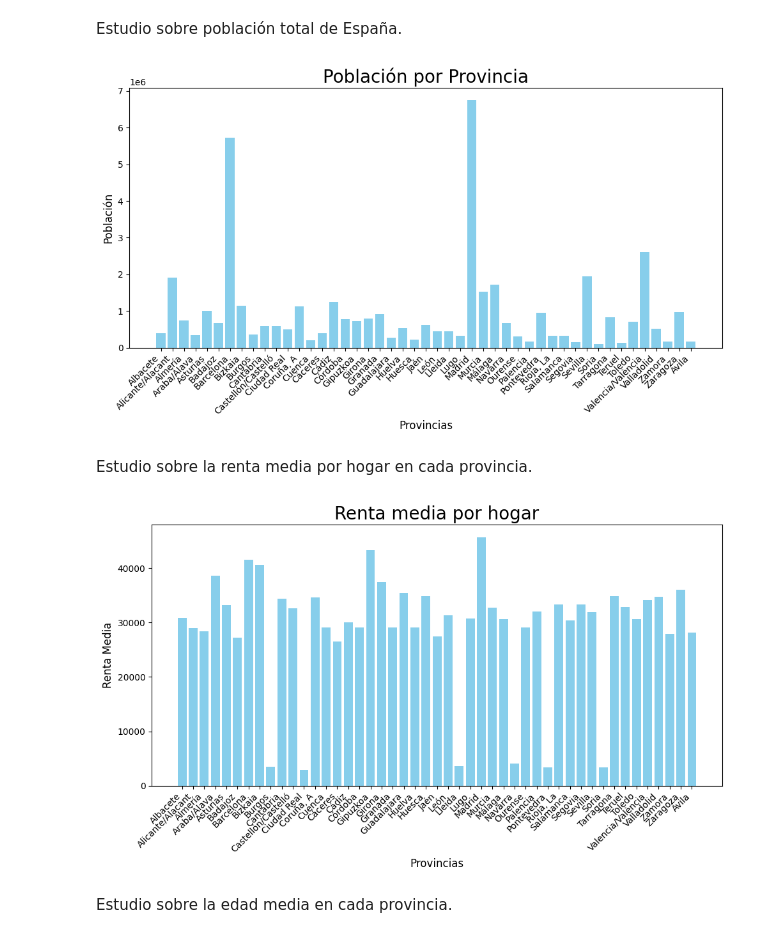
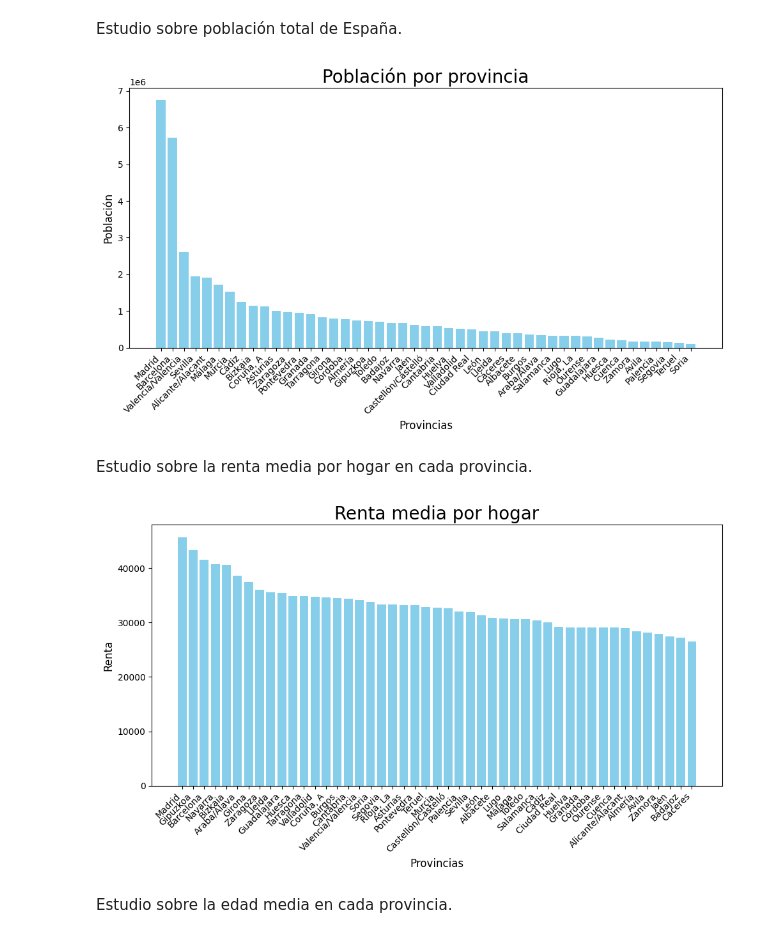
Before and after one commit to elena-17/DataMining-24-25, a Jupyter notebook: src/data_card_1_processing.ipynb, the cells around one changed output. Saved outputs shown, nothing was run; the diff lists cells and outputs as text; code cells hidden in the pictures.

```diff
--- a/src/data_card_1_processing.ipynb
+++ b/src/data_card_1_processing.ipynb
@@ -92,4 +90,0 @@ La columna "Total" contiene valores que deben ser interpretados como números en
-# %%
-# Reemplazar todos los puntos en la columna "Total" con una cadena vacía y pasarlo a entero
-distribucion_edad_df["Total"] = distribucion_edad_df["Total"].str.replace(".", "", regex=False).astype(int)
-distribucion_edad_df.head(5)
@@ -205,6 +193,6 @@ renta_media_hogar_df.head(5)
 # %%
 # Nos quedamos con los datos del 2022
-renta_media_hogar_df = renta_media_hogar_df[renta_media_hogar_df['Periodo'] == "2022"]
+renta_media_hogar_df = renta_media_hogar_df[renta_media_hogar_df['Periodo'] == 2022]
 renta_media_hogar_df = renta_media_hogar_df.reset_index(drop=True)
 
 # Eliminamos la columna 'Periodo'
@@ -223,4 +208,0 @@ Vemos que pasa lo mismo que en el caso anterior con la columna "Total". Se reali
-# %%
-# Reemplazar todos los puntos en la columna "Total" con una cadena vacía y pasarlo a entero
-renta_media_hogar_df["Total"] = renta_media_hogar_df["Total"].str.replace(".", "", regex=False).astype(int)
-renta_media_hogar_df.head(5)
@@ -273,8 +248,8 @@ dispositivos_renovable_df.head(5)
 | Araba/Álava | 126383 | 14741 |
 | Asturias | 431584 | 22865 |
 # %%
-# Se calcula la proporción de hogares con dispositivos de energía renovable y se eliminan las columnas "Si" y "No"
-dispositivos_renovable_df['Proporcion hogares con dispositivos de energía renovable'] = dispositivos_renovable_df['Si'] / (dispositivos_renovable_df['Si'] + dispositivos_renovable_df['No'])
+# Se calcula el porcentaje de hogares con dispositivos de energía renovable y se eliminan las columnas "Si" y "No"
+dispositivos_renovable_df['Porcentaje de hogares con dispositivos de energía renovable'] = (dispositivos_renovable_df['Si'] / (dispositivos_renovable_df['Si'] + dispositivos_renovable_df['No']))*100
 dispositivos_renovable_df.drop(columns=['No', 'Si'], inplace=True)
 dispositivos_renovable_df.head(5)
 # %% [output]
@@ -333,13 +308,14 @@ La renta media nacional ponderada es de 29039.127659574468.
 Estudio sobre población total de España.
 # %%
 df = pd.DataFrame(data_card_1_df)
+df = df.sort_values(by="Población Total", ascending=False)
 
 # Crear el gráfico de barras
 plt.figure(figsize=(10, 6))  # Tamaño del gráfico
 plt.bar(df["Provincias"], df["Población Total"], color='skyblue')
 
 # Agregar títulos y etiquetas
-plt.title("Población por Provincia", fontsize=20)
+plt.title("Población por provincia", fontsize=20)
 plt.xlabel("Provincias", fontsize=12)
 plt.ylabel("Población", fontsize=12)
 plt.xticks(rotation=45, ha='right')  # Rotar etiquetas si son largas
@@ -348,27 +324,28 @@ plt.xticks(rotation=45, ha='right')  # Rotar etiquetas si son largas
 plt.tight_layout()
 plt.show()
 # %% [output]
-[figure, old version]
+[figure, new version]
 # %% [markdown]
 Estudio sobre la renta media por hogar en cada provincia.
 # %%
 df = pd.DataFrame(data_card_1_df)
+df = df.sort_values(by="Renta media por hogar", ascending=False)
 
 # Crear el gráfico de barras
 plt.figure(figsize=(10, 6))  # Tamaño del gráfico
 plt.bar(df["Provincias"], df["Renta media por hogar"], color='skyblue')
 
 # Agregar títulos y etiquetas
 plt.title("Renta media por hogar", fontsize=20)
 plt.xlabel("Provincias", fontsize=12)
-plt.ylabel("Renta Media", fontsize=12)
+plt.ylabel("Renta", fontsize=12)
 plt.xticks(rotation=45, ha='right')  # Rotar etiquetas si son largas
 
 # Mostrar el gráfico
 plt.tight_layout()
 plt.show()
 # %% [output]
-[figure, old version]
+[figure, new version]
 # %% [markdown]
 Estudio sobre la edad media en cada provincia.
 # %%
```
Also changed, not shown: parts of 23 cells of this notebook, 4 other files.
